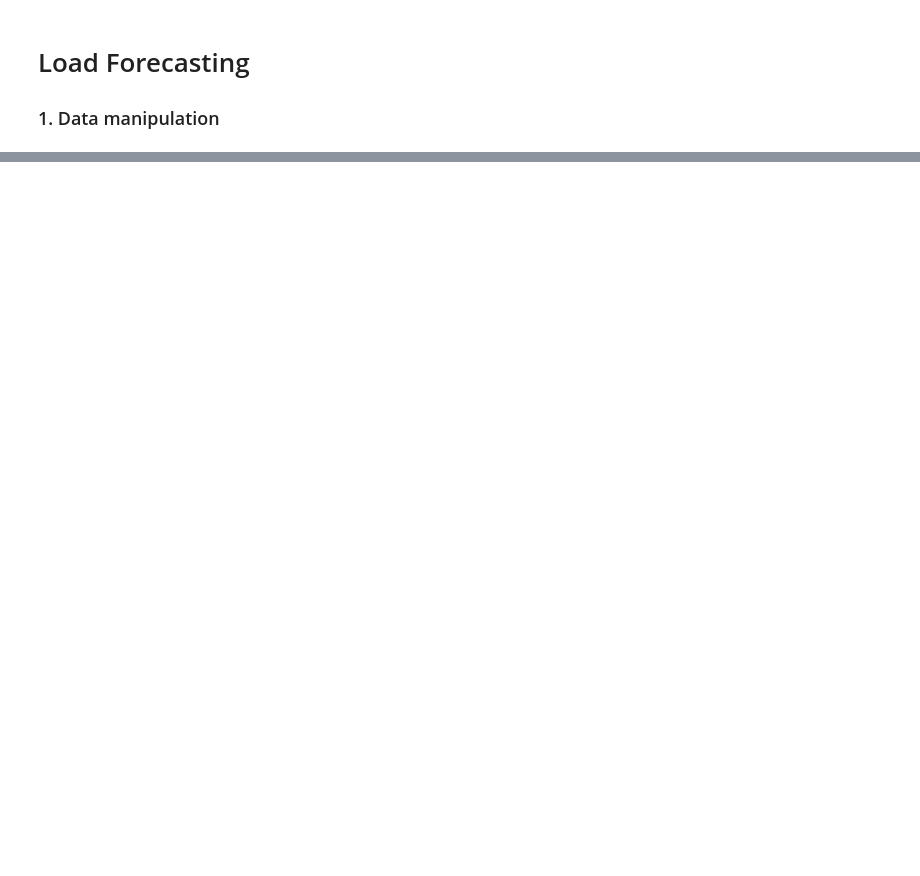
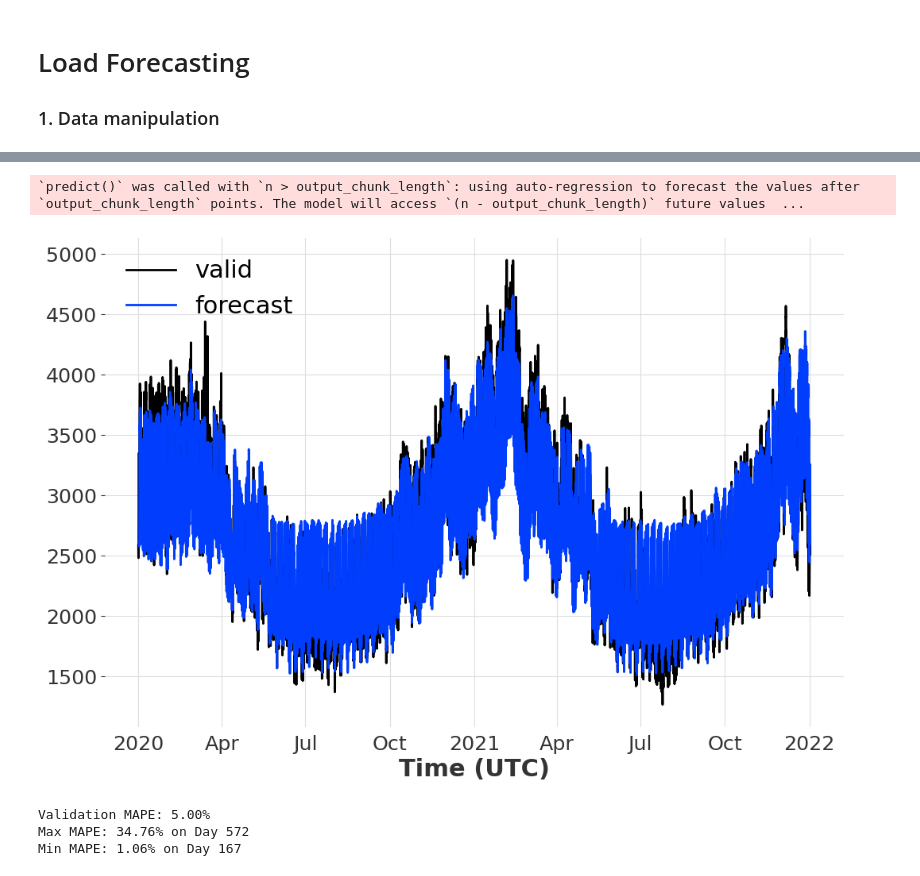
Before and after one commit to fk1603/Load-Forecasting, a Jupyter notebook: main.ipynb, the cells around one changed output, grey strips where cells are left out. Cells and saved outputs as stored; diff of their text form; code cells hidden in the pictures; blank space fills up the shorter version.

```diff
--- a/main.ipynb
+++ b/main.ipynb
@@ -37,0 +193,53 @@ print(avg_temp_data.head())
+# %%
+# Forecast
+forecast = model.predict(n=valid_series.n_timesteps-24,
+                         past_covariates=valid_covariates,
+                         future_covariates=valid_covariates)
+
+# Plot results
+# train_series.plot(label="train")
+valid_series.plot(label="valid")
+forecast.plot(label="forecast")
+
+plt.legend()
+plt.show()
+
+# Evaluate
+error = mape(valid_series, forecast)
+print(f"Validation MAPE: {error:.2f}%")
+
+# Break into 24-step chunks
+window_size = 24
+num_windows = len(forecast) // window_size
+
+# Use numpy to handle splitting of timeseries
+actual_np = valid_series.values().flatten()
+predicted_np = forecast.values().flatten()
+
+daily_mapes = []
+
+for i in range(num_windows):
+    start = i * window_size
+    end = start + window_size
+
+    actual_chunk = actual_np[start:end]
+    predicted_chunk = predicted_np[start:end]
+
+    daily_error = np.mean(np.abs(actual_chunk - predicted_chunk) / actual_chunk) * 100
+
+    daily_mapes.append(daily_error)
+
+max_mape = max(daily_mapes)
+min_mape = min(daily_mapes)
+
+max_day = daily_mapes.index(max_mape) + 1  # +1 to make it readable (avoid 0-indexing)
+min_day = daily_mapes.index(min_mape) + 1
+
+print(f"Max MAPE: {max_mape:.2f}% on Day {max_day}")
+print(f"Min MAPE: {min_mape:.2f}% on Day {min_day}")
+# %% [output]
+`predict()` was called with `n > output_chunk_length`: using auto-regression to forecast the values after `output_chunk_length` points. The model will access `(n - output_chunk_length)` future values  ...
+[figure, added]
+Validation MAPE: 5.00%
+Max MAPE: 34.76% on Day 572
+Min MAPE: 1.06% on Day 167
```
Also changed, not shown: parts of 12 cells of this notebook, 8 other files.
